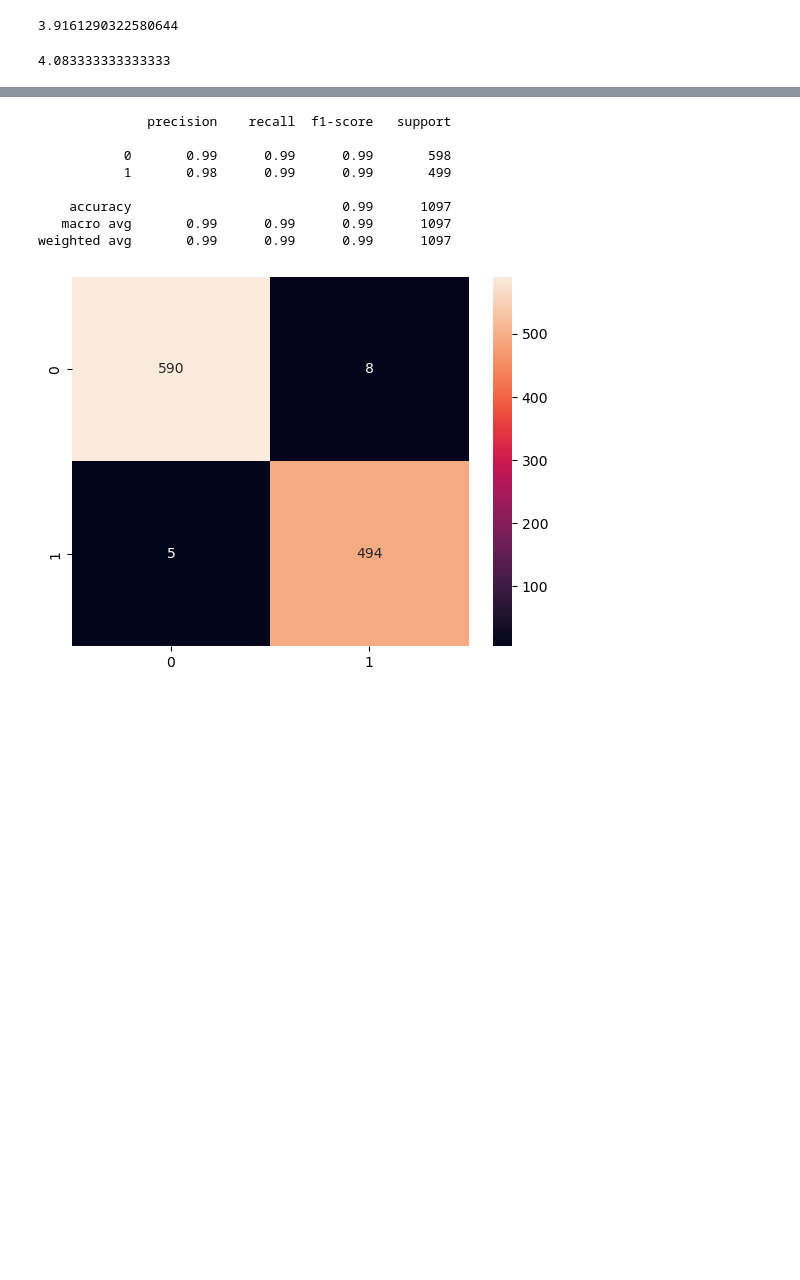
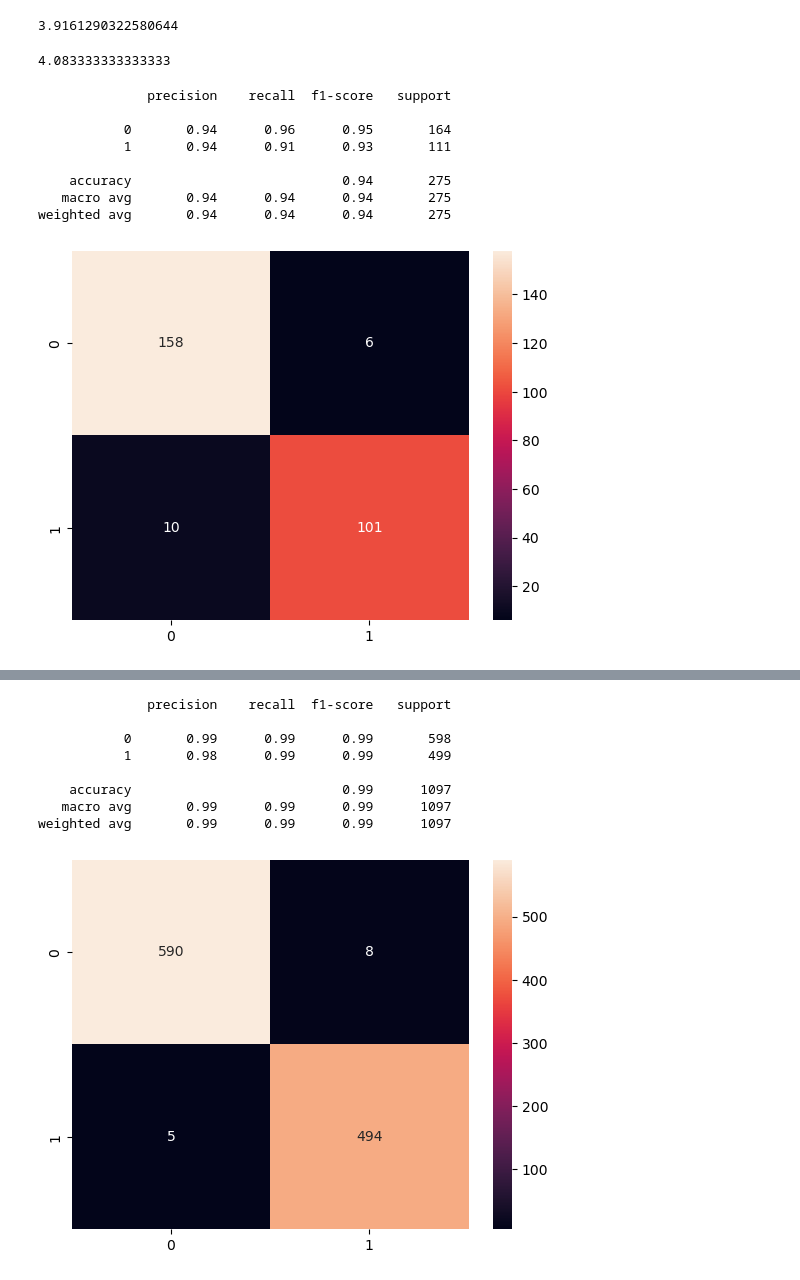
Before and after one commit to cassiasamp/logreg, a Jupyter notebook: notebooks/svm/svm-guide.ipynb, the cells around one changed output, grey strips where cells are left out. Drawn from its saved outputs; the diff is of its cells as text; code cells hidden in the pictures; blank space fills up the shorter version.

```diff
--- a/notebooks/svm/svm-guide.ipynb
+++ b/notebooks/svm/svm-guide.ipynb
@@ -145,3 +145,6 @@ svc = SVC(kernel='linear')
 svc.fit(X_train, y_train)
 # %% [output]
 SVC(kernel='linear')
+# %%
+svc1 = SVC(kernel='linear', C=0.0001)
+svc1.fit(X_train, y_train)
@@ -151,5 +156,7 @@ svc.fit(X_train, y_train)
 SVC(kernel='linear')
 # %%
 y_pred = svc.predict(X_test)
+# %%
+y_pred1 = svc1.predict(X_test)
 # %%
 y_pred_t = svc.predict(X_train)
@@ -163,3 +172,20 @@ import seaborn as sns
 490/120
 # %% [output]
 4.083333333333333
+# %%
+from sklearn.metrics import classification_report, confusion_matrix
+
+cmt1 = confusion_matrix(y_test,y_pred1)
+sns.heatmap(cmt1, annot=True, fmt='d')
+
+print(classification_report(y_test,y_pred1))
+# %% [output]
+              precision    recall  f1-score   support
+
+           0       0.94      0.96      0.95       164
+           1       0.94      0.91      0.93       111
+
+    accuracy                           0.94       275
+   macro avg       0.94      0.94      0.94       275
+weighted avg       0.94      0.94      0.94       275
+[figure, added]
```
Also changed, not shown: parts of 24 cells of this notebook.
